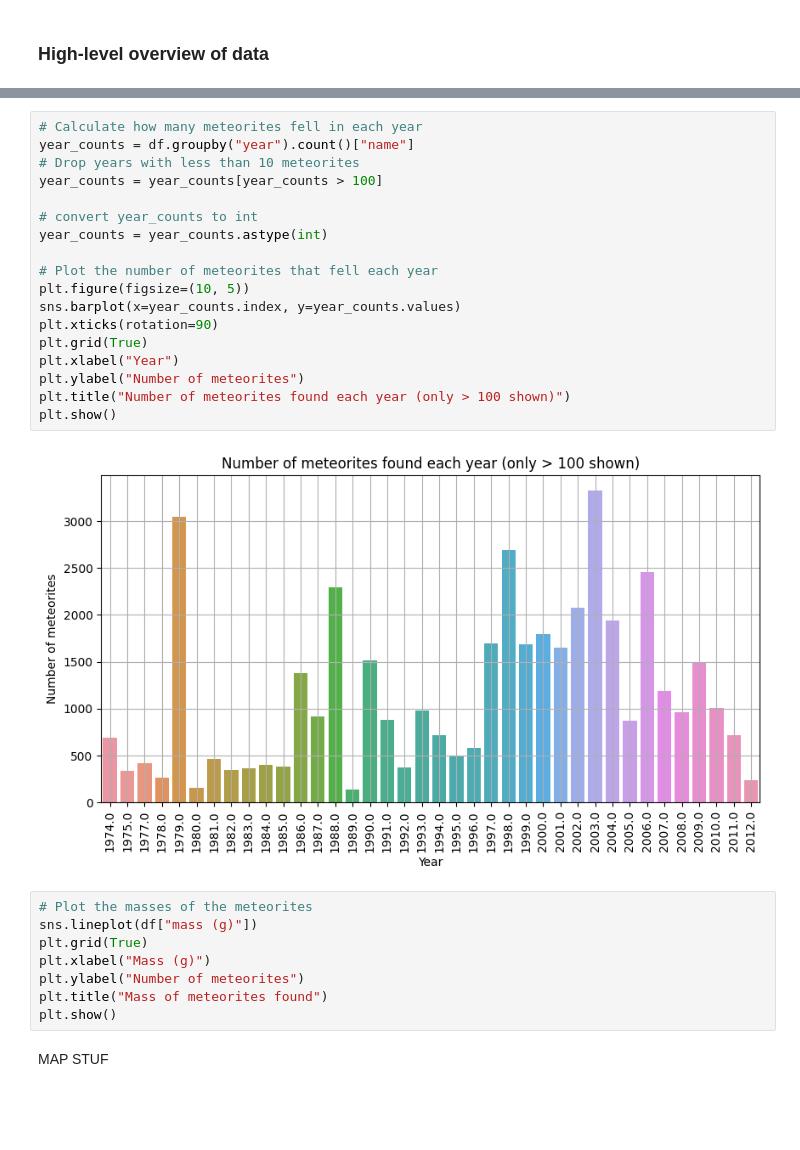
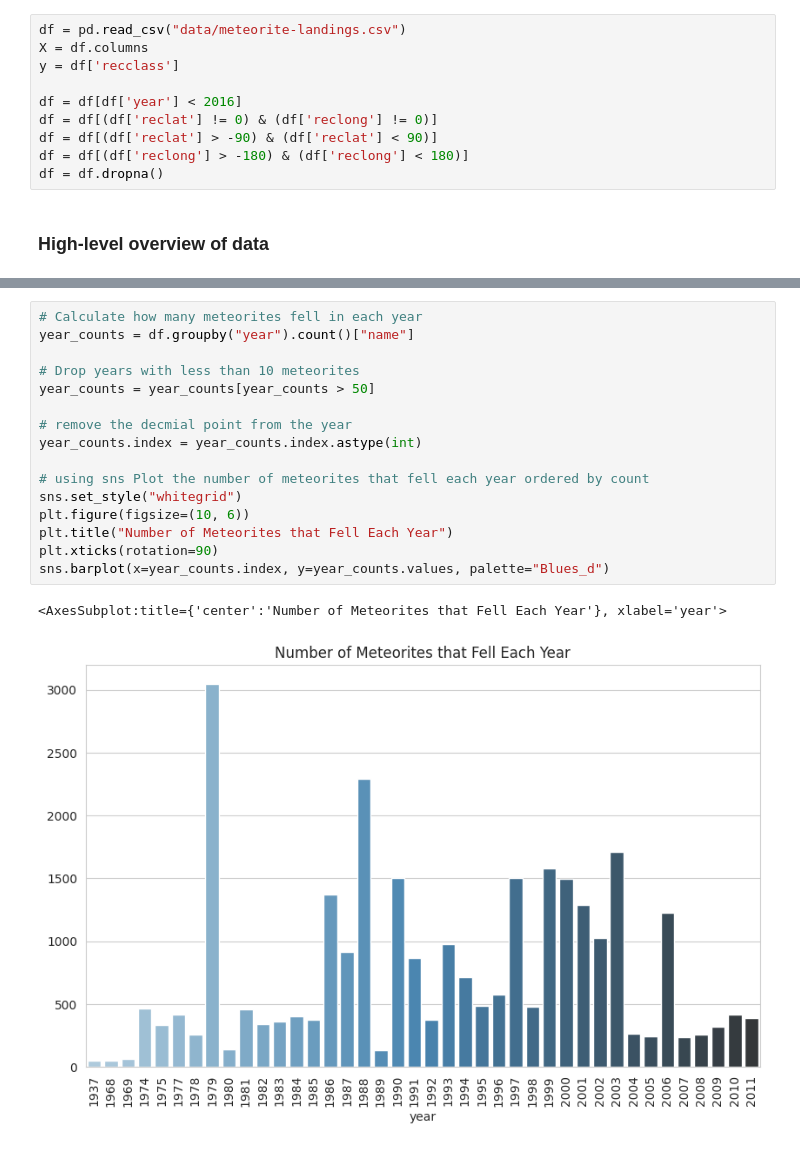
Before and after one commit to Dakobrah/Final, a Jupyter notebook: meteorites.ipynb, the cells around one changed output, grey strips where cells are left out. Saved outputs shown, nothing was run; the diff lists cells and outputs as text; blank space fills up the shorter version.

```diff
--- a/meteorites.ipynb
+++ b/meteorites.ipynb
@@ -24,3 +16,13 @@ y = df['recclass']
+# %%
+df = pd.read_csv("data/meteorite-landings.csv")
+X = df.columns
+y = df['recclass']
+
+df = df[df['year'] < 2016]
+df = df[(df['reclat'] != 0) & (df['reclong'] != 0)]
+df = df[(df['reclat'] > -90) & (df['reclat'] < 90)]
+df = df[(df['reclong'] > -180) & (df['reclong'] < 180)]
+df = df.dropna()
 # %% [markdown]
 ### High-level overview of data
 # %%
@@ -59,30 +60,19 @@ results
 # %%
 # Calculate how many meteorites fell in each year
 year_counts = df.groupby("year").count()["name"]
+
 # Drop years with less than 10 meteorites
-year_counts = year_counts[year_counts > 100]
+year_counts = year_counts[year_counts > 50]
 
-# convert year_counts to int
-year_counts = year_counts.astype(int)
+# remove the decmial point from the year
+year_counts.index = year_counts.index.astype(int)
 
-# Plot the number of meteorites that fell each year
-plt.figure(figsize=(10, 5))
-sns.barplot(x=year_counts.index, y=year_counts.values)
+# using sns Plot the number of meteorites that fell each year ordered by count
+sns.set_style("whitegrid")
+plt.figure(figsize=(10, 6))
+plt.title("Number of Meteorites that Fell Each Year")
 plt.xticks(rotation=90)
-plt.grid(True)
-plt.xlabel("Year")
-plt.ylabel("Number of meteorites")
-plt.title("Number of meteorites found each year (only > 100 shown)")
-plt.show()
+sns.barplot(x=year_counts.index, y=year_counts.values, palette="Blues_d")
 # %% [output]
+<AxesSubplot:title={'center':'Number of Meteorites that Fell Each Year'}, xlabel='year'>
-[figure, old version]
+[figure, new version]
-# %%
-# Plot the masses of the meteorites
-sns.lineplot(df["mass (g)"])
-plt.grid(True)
-plt.xlabel("Mass (g)")
-plt.ylabel("Number of meteorites")
-plt.title("Mass of meteorites found")
-plt.show()
-# %% [markdown]
-MAP STUF
```
Also changed, not shown: parts of 10 cells of this notebook, 1 other file.
